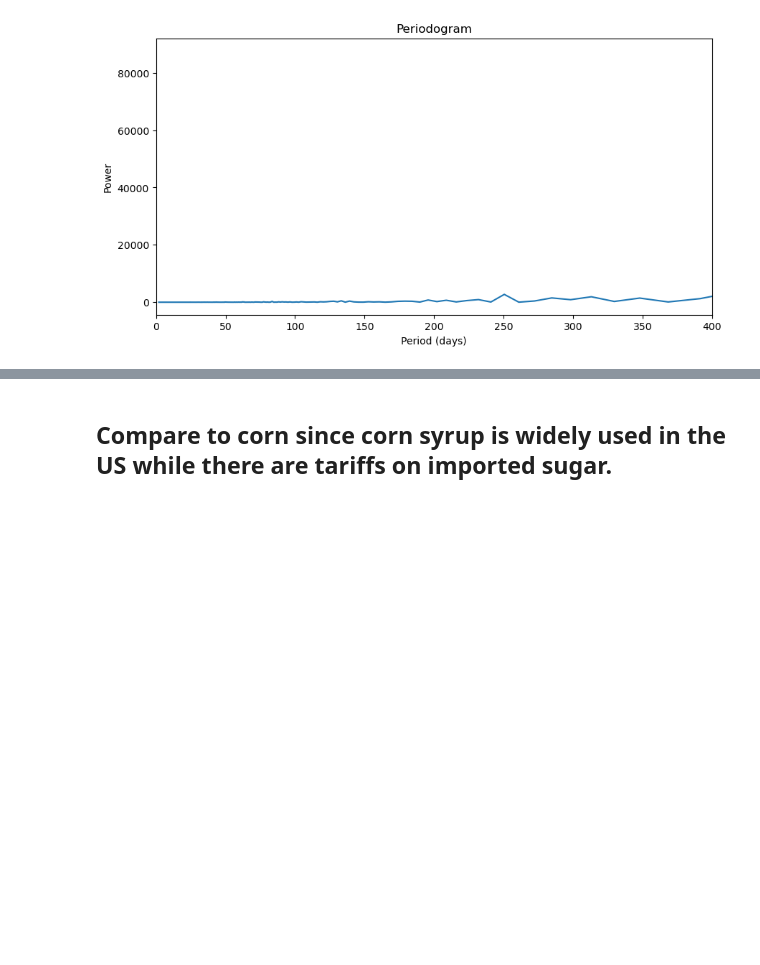
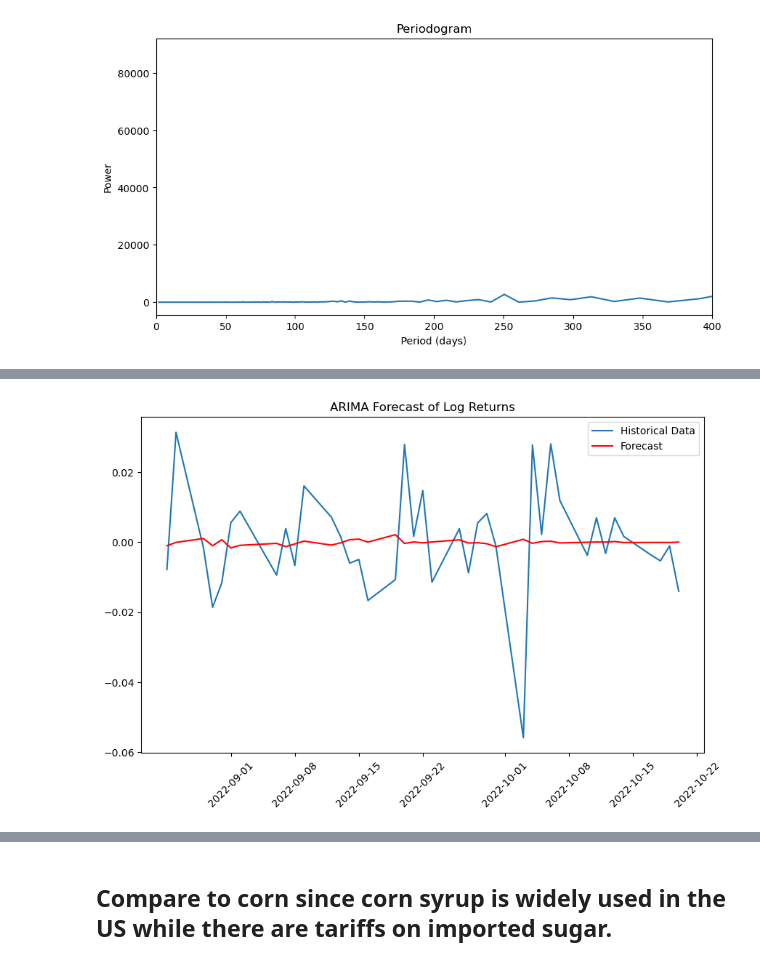
Before and after one commit to TianhaoW/ErdosAgriDerivPredict, a Jupyter notebook: notebooks/sugar_EDA.ipynb, the cells around one changed output, grey strips where cells are left out. Cells and saved outputs as stored; diff of their text form; code cells hidden in the pictures; blank space fills up the shorter version.

Commit message:
ARIMA on log Returns

```diff
--- a/notebooks/sugar_EDA.ipynb
+++ b/notebooks/sugar_EDA.ipynb
@@ -467,0 +470,4 @@ plt.show()
+# %%
+split_index = int(len(df)*0.9) # try giving it 90% of data to train on
+df_train = df[:split_index]['Log_Return']
+df_test = df[split_index:]['Log_Return']
@@ -467,0 +482,8 @@ plt.show()
+# %%
+# Fit a SARIMA model with seasonal order (p, d, q, s)
+# should do a grid search eventually
+model = SARIMAX(df_train, order=(30, 0, 10), seasonal_order=(0, 0, 0, 0))  # (p, d, q, s)
+model_fit = model.fit()
+
+# Summary of the ARIMA model
+print(model_fit.summary())
@@ -467,0 +508,15 @@ plt.show()
+# %%
+# Make predictions (forecast) on the same dataset (for simplicity, we're using the same data for both)
+forecast_steps = 40 # Number of periods you want to predict
+forecast = model_fit.forecast(steps=forecast_steps)
+
+# Visualizing the forecast
+plt.figure(figsize=(10, 6))
+plt.plot(df_test[:forecast_steps], label='Historical Data')
+plt.plot(df_test.index[:forecast_steps], forecast, label='Forecast', color='red')
+plt.title('ARIMA Forecast of Log Returns')
+plt.xticks(rotation=45)
+plt.legend()
+plt.show()
+# %% [output]
+[figure, added]
```
Also changed, not shown: parts of 4 cells of this notebook.
